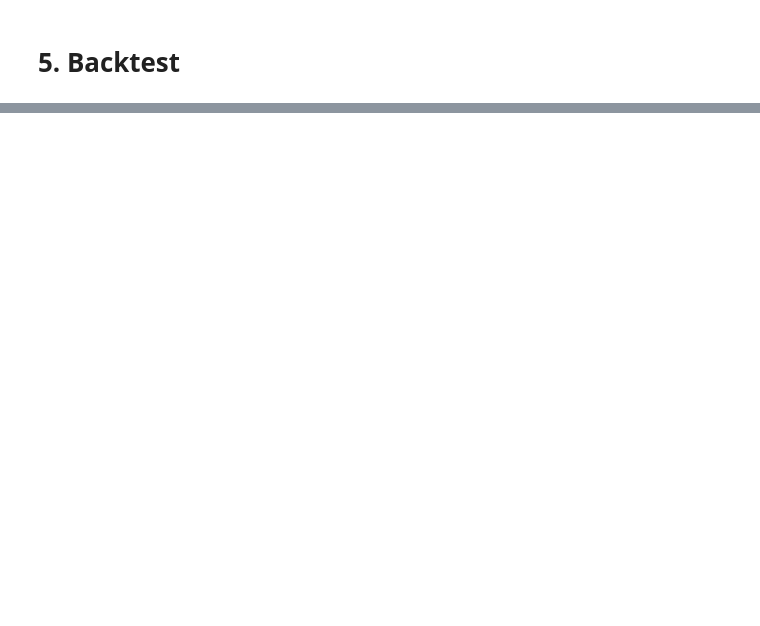
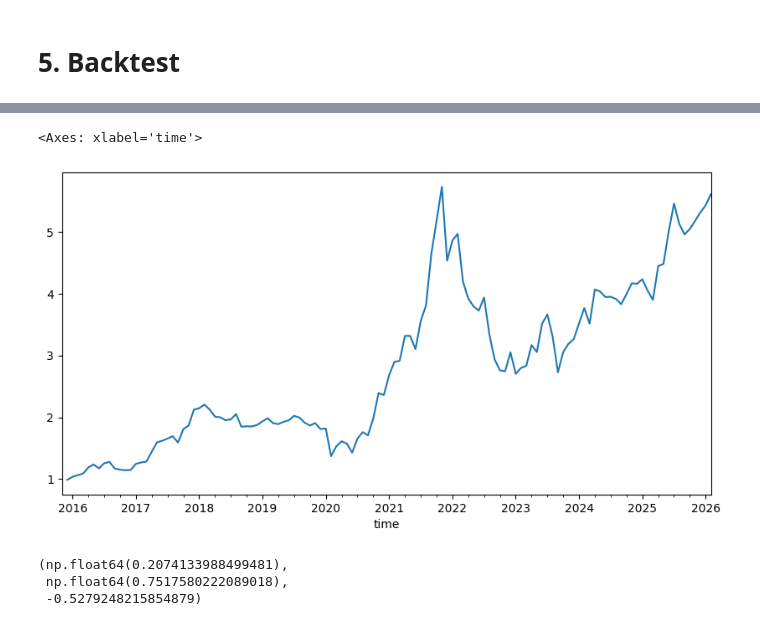
Before and after one commit to letienthinh3436/vn-momentum-strategy, a Jupyter notebook: momentum_backtest.ipynb, the cells around one changed output, grey strips where cells are left out. Saved outputs shown, nothing was run; the diff lists cells and outputs as text; code cells hidden in the pictures; blank space fills up the shorter version.

```diff
--- a/momentum_backtest.ipynb
+++ b/momentum_backtest.ipynb
@@ -361,17 +379,20 @@ annual_return, sharpe, max_dd
 def run_momentum_strategy(monthly_price,
                           monthly_return,
                           monthly_liquidity,
-                          mom_window=12,
-                          top_pct=0.2,
-                          liquidity_n=100):
+                          mom_window=2,
+                          top_pct=0.1,
+                          liquidity_n=150):
 
+    # Momentum signal
     momentum = monthly_price.pct_change(mom_window, fill_method=None)
 
     portfolio_returns = []
 
-    for date in monthly_return.index[mom_window:-1]:
+    dates = monthly_return.index[mom_window:-1]
 
-        # Liquidity filter
+    for date in dates:
+
+        # --- Liquidity filter ---
         liquid = (
             monthly_liquidity.loc[date]
             .dropna()
@@ -380,31 +401,28 @@ def run_momentum_strategy(monthly_price,
             .index
         )
 
-        # Momentum selection
+        # --- Momentum ranking ---
         mom = momentum.loc[date, liquid].dropna()
 
         if len(mom) == 0:
             portfolio_returns.append(np.nan)
             continue
 
+        # --- Select top momentum stocks ---
         selected = (
             mom.sort_values(ascending=False)
             .head(int(len(mom) * top_pct))
             .index
         )
 
-        # Next month return
-        next_ret = monthly_return.shift(-1).loc[date, selected]
-        next_ret = next_ret.dropna()
+        # --- Next month return ---
+        next_ret = monthly_return.shift(-1).loc[date, selected].dropna()
 
         if len(next_ret) == 0:
             portfolio_returns.append(np.nan)
         else:
             portfolio_returns.append(next_ret.mean())
 
-    strategy = pd.Series(
-        portfolio_returns,
-        index=monthly_return.index[mom_window:-1]
-    )
+    strategy = pd.Series(portfolio_returns, index=dates)
 
     return strategy
@@ -475,0 +535,22 @@ plt.show()
+# %%
+strategy_selected = run_momentum_strategy(
+    monthly_price,
+    monthly_return,
+    monthly_liquidity,
+    mom_window=2,
+    top_pct=0.2,
+    liquidity_n=150
+)
+equity = (1 + strategy_selected).cumprod()
+
+equity.plot(figsize=(10,5))
+# %% [output]
+<Axes: xlabel='time'>
+[figure, added]
+# %%
+metrics = compute_metrics(strategy_selected)
+metrics
+# %% [output]
+(np.float64(0.2074133988499481),
+ np.float64(0.7517580222089018),
+ -0.5279248215854879)
```
Also changed, not shown: parts of 55 cells of this notebook.
